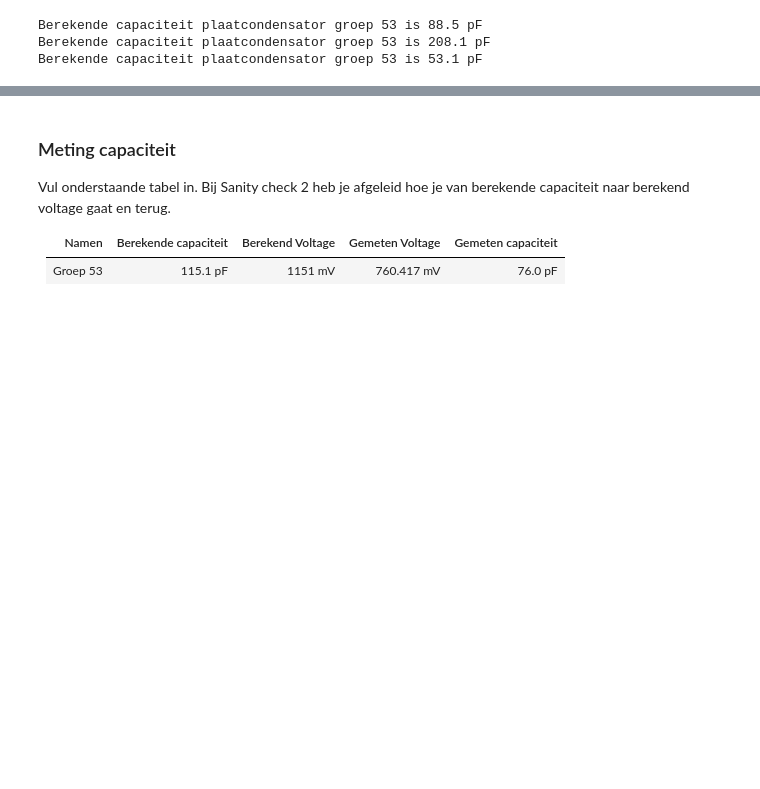
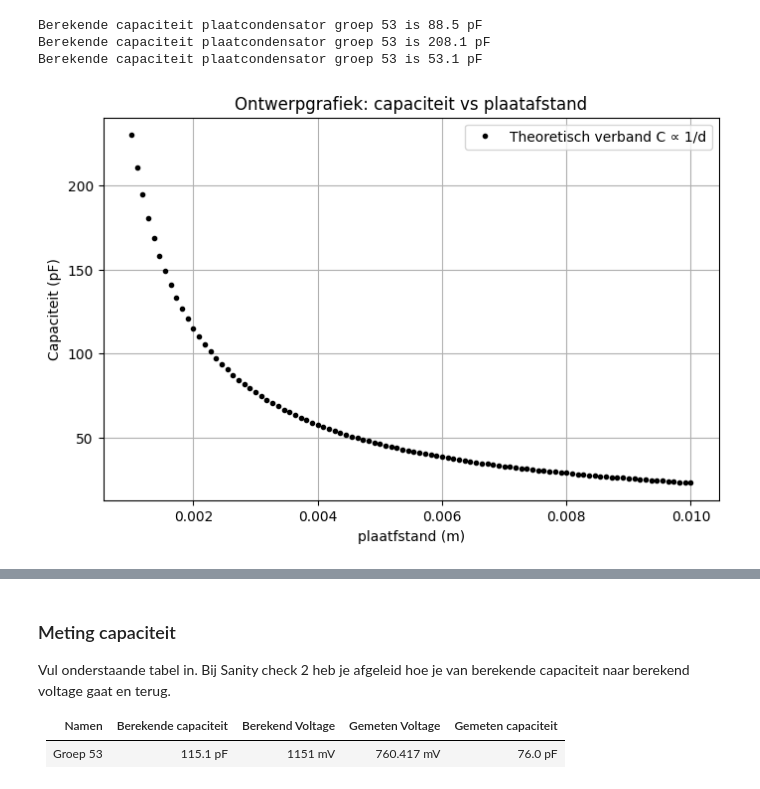
Before and after one commit to fvandeschaft-ai/defd-floor-goed, a Jupyter notebook: FysiekeOntwerpopdrachten/2OntwerpEenSensorCondensator/DEFOntwerpopdracht2OntwerpEenSensorInvulTemplate.ipynb, the cells around one changed output, grey strips where cells are left out. Cells and saved outputs as stored; diff of their text form; code cells hidden in the pictures; blank space fills up the shorter version.

```diff
--- a/FysiekeOntwerpopdrachten/2OntwerpEenSensorCondensator/DEFOntwerpopdracht2OntwerpEenSensorInvulTemplate.ipynb
+++ b/FysiekeOntwerpopdrachten/2OntwerpEenSensorCondensator/DEFOntwerpopdracht2OntwerpEenSensorInvulTemplate.ipynb
@@ -407,3 +433,37 @@ print(f"Berekende capaciteit plaatcondensator groep 53 is {c_values[2]*1e12:.1f}
 Berekende capaciteit plaatcondensator groep 53 is 88.5 pF
 Berekende capaciteit plaatcondensator groep 53 is 208.1 pF
 Berekende capaciteit plaatcondensator groep 53 is 53.1 pF
+# %%
+#Verwachtingen (de ontwerpgrafiek)
+#In deze cel laten we de verwachting zien van het verband is van de afstand tussen de platen en de capaciteit
+
+import matplotlib.pyplot as plt
+from scipy.optimize import curve_fit
+
+#uit de vlakkenplaatformule kunnen we het verband tussen de capaciteit en afstand voorspellen
+# ontwerpwaarden (schattingen)
+epsilon_0 = 8.854e-12        # vacuum permittiviteit
+epsilon_r = 2.6              # papier
+A = 0.01                     # plaatoppervlak (m^2)  <-- aanpassen!
+
+d = np.linspace(0.001, 0.01, 100)
+
+def vlakkeplaat(A, d, epsilon_r):
+    epsilon_0 = 8.854187817e-12
+    C = (epsilon_0 * epsilon_r * A) / d
+    return C
+
+uitslag = vlakkeplaat(A, d, epsilon_r = 2.6)
+uitslag_2 = uitslag * 1e12                          # naar pF
+
+
+plt.figure(figsize=(8,5))
+plt.plot(d, uitslag_2, 'k.', label = "Theoretisch verband C ∝ 1/d")
+plt.ylabel("Capaciteit (pF)")
+plt.xlabel("plaatfstand (m)")
+plt.legend()
+plt.title("Ontwerpgrafiek: capaciteit vs plaatafstand")
+plt.grid()
+plt.show()
+# %% [output]
+[figure, added]
```
Also changed, not shown: parts of 13 cells of this notebook, 1 other file.
